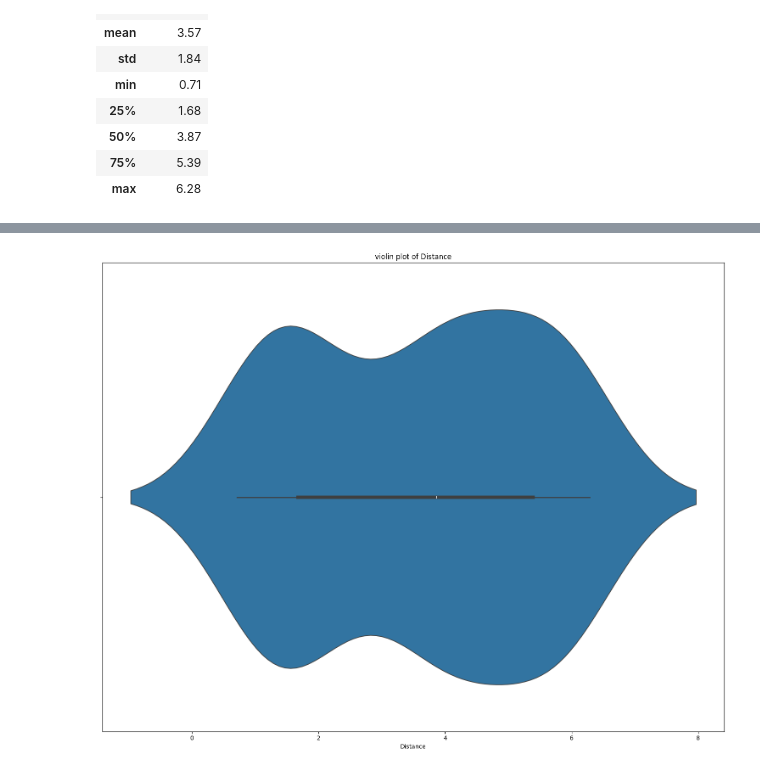
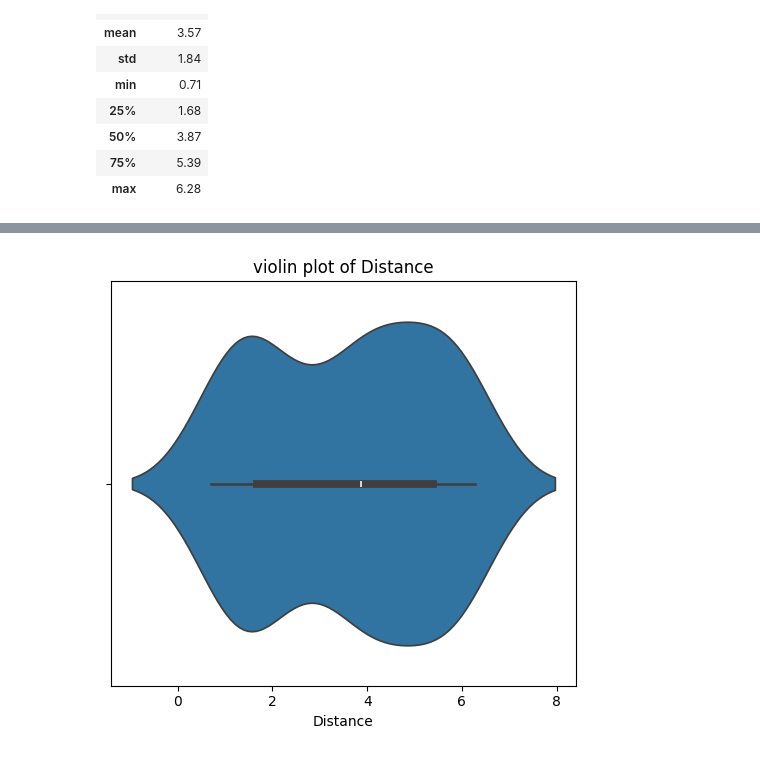
Before and after one commit to PizzaPichael/KI_und_Big_Data_Projekt_SoSe25, a Jupyter notebook: code/dataAnalysis/eda.ipynb, the cells around one changed output, grey strips where cells are left out. Saved outputs shown, nothing was run; the diff lists cells and outputs as text; code cells hidden in the pictures.

```diff
--- a/code/dataAnalysis/eda.ipynb
+++ b/code/dataAnalysis/eda.ipynb
@@ -92,8 +98,9 @@ plt.show()
 # %%
-plt.figure(figsize=(15, 12))
+# Violinplots der Verteilungen
+plt.figure(figsize=(5, 5))
 sns.violinplot(x=df['Distance'])
 plt.title(f'violin plot of {col}')
 plt.tight_layout()
 plt.show()
 # %% [output]
-[figure, old version]
+[figure, new version]
```
Also changed, not shown: parts of 5 cells of this notebook, 1 other file.
